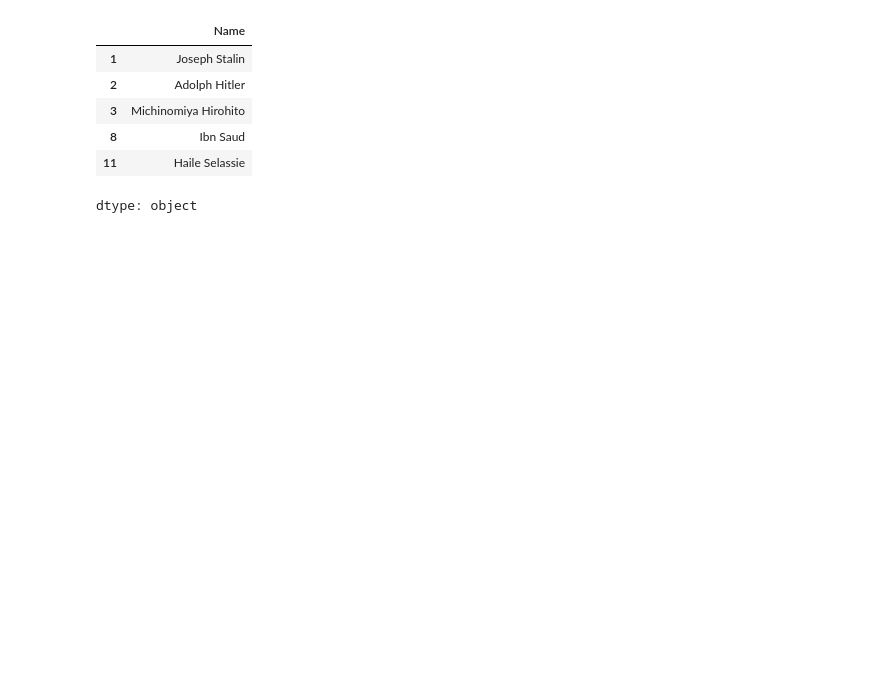
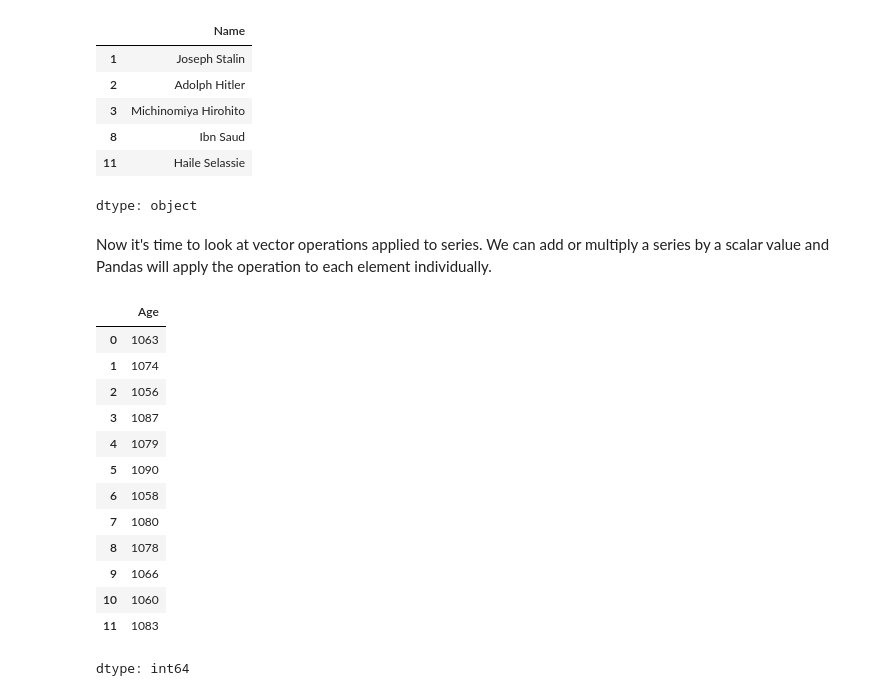
Before and after one commit to csaatechnicalarts/ML_Bootcamp, a Jupyter notebook: Pandas_02_SeriesIntro.ipynb, the cells around one changed output. Saved outputs shown, nothing was run; the diff lists cells and outputs as text; code cells hidden in the pictures; blank space fills up the shorter version.

Commit message:
Discussed vector operations on series.

```diff
--- a/Pandas_02_SeriesIntro.ipynb
+++ b/Pandas_02_SeriesIntro.ipynb
@@ -195,3 +195,22 @@ names[potentates]
 | 8 | Ibn Saud |
 | 11 | Haile Selassie |
 dtype: object
+# %% [markdown]
+Now it's time to look at vector operations applied to series. We can add or multiply a series by a scalar value and Pandas will apply the operation to each element individually.
+# %%
+age + 1000
+# %% [output]
+|  | Age |
+| 0 | 1063 |
+| 1 | 1074 |
+| 2 | 1056 |
+| 3 | 1087 |
+| 4 | 1079 |
+| 5 | 1090 |
+| 6 | 1058 |
+| 7 | 1080 |
+| 8 | 1078 |
+| 9 | 1066 |
+| 10 | 1060 |
+| 11 | 1083 |
+dtype: int64
```
Also changed, not shown: parts of 7 cells of this notebook.
